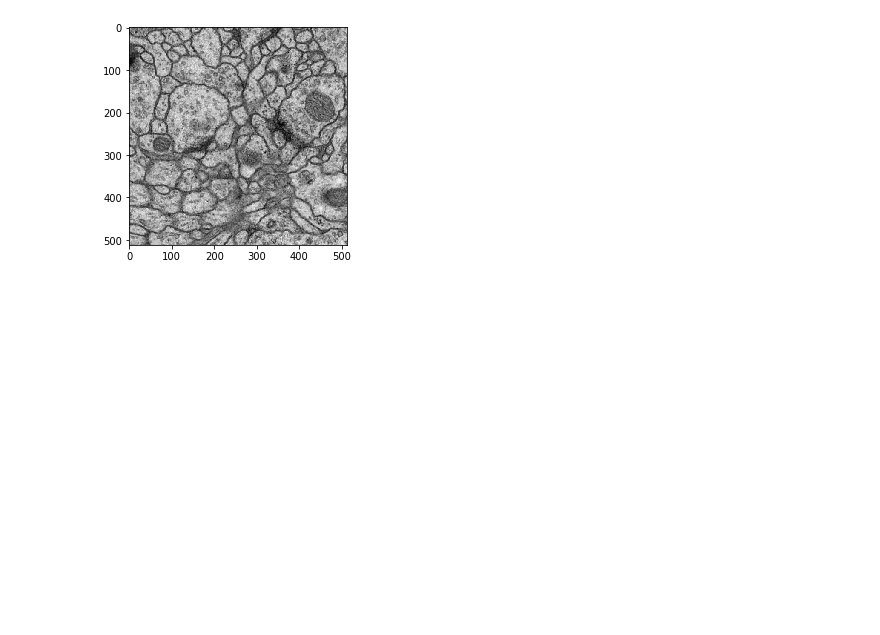
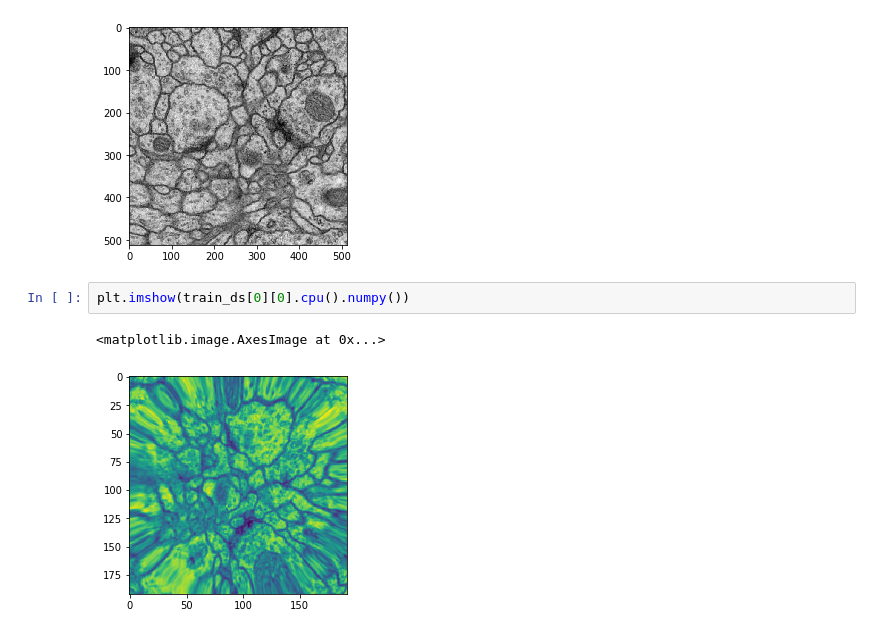
Before and after one commit to i008/dsr-pytorch, a Jupyter notebook: solutions/8-ISBI-Dataset-solution.ipynb, the cells around one changed output. Saved outputs shown, nothing was run; the diff lists cells and outputs as text; blank space fills up the shorter version.

```diff
--- a/solutions/8-ISBI-Dataset-solution.ipynb
+++ b/solutions/8-ISBI-Dataset-solution.ipynb
@@ -113,6 +113,11 @@ plt.imshow(im_stack[0], cmap='gray')
 train_ds = NeuronSegmDataset(neuron_train, neuron_target, image_transform=trans_train, augmenter=aug)
 # %% [output]
 [figure]
+# %%
+plt.imshow(train_ds[0][0].cpu().numpy())
+# %% [output]
+<matplotlib.image.AxesImage at 0x...>
+[figure, added]
 # %%
 nds = NeuronSegmDataset(neuron_train, neuron_target, trans_train, aug)
 plt.imshow(nds[0][1][0].numpy(), cmap='gray')
```
Also changed, not shown: parts of 3 cells of this notebook, 20 other files.
